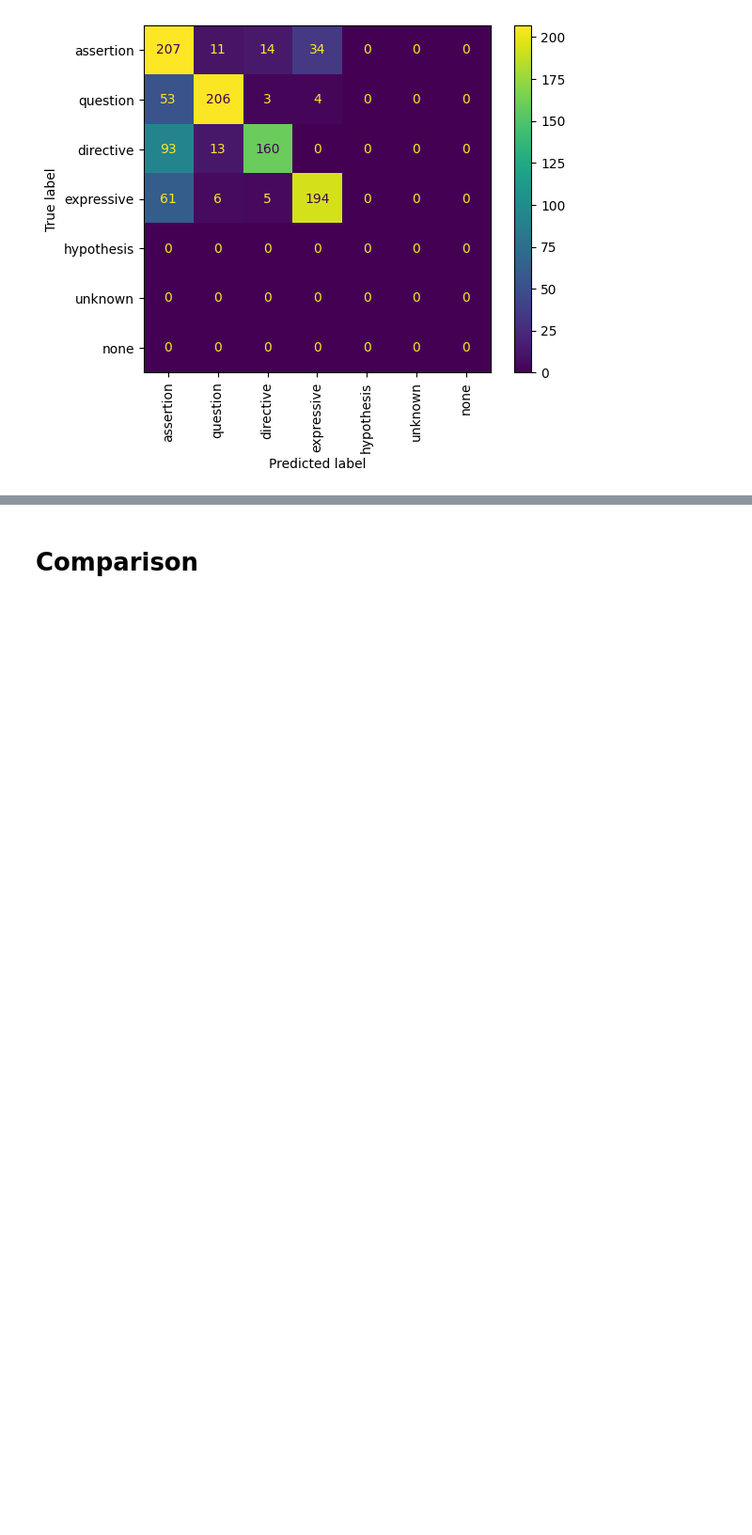
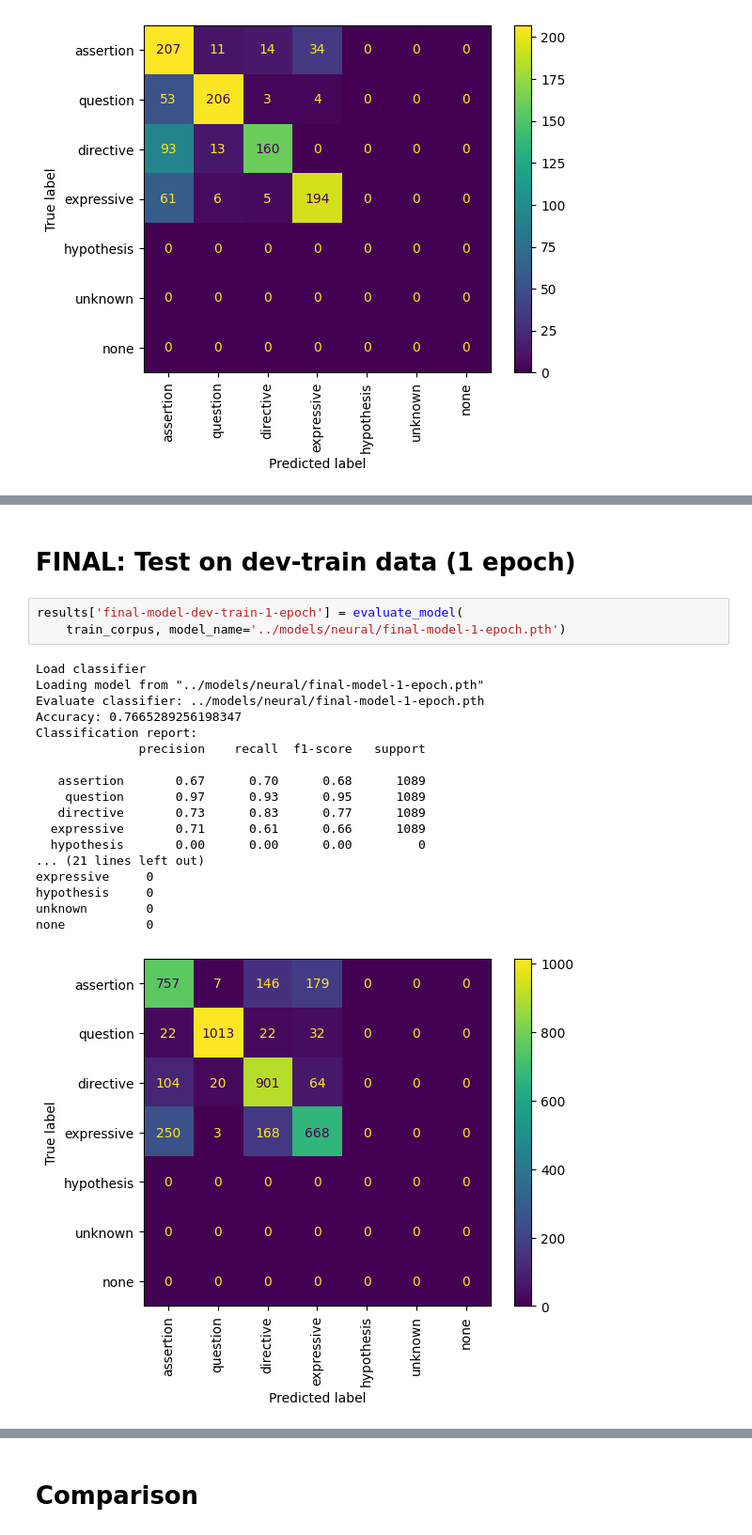
Before and after one commit to Daniel-B-Tufvesson/speech-act-classifier, a Jupyter notebook: notebooks/evalaute_embedding_classifier.ipynb, the cells around one changed output, grey strips where cells are left out. Shown at 94% size. Cells and saved outputs as stored; diff of their text form; blank space fills up the shorter version.

```diff
--- a/notebooks/evalaute_embedding_classifier.ipynb
+++ b/notebooks/evalaute_embedding_classifier.ipynb
@@ -117,0 +167,24 @@ none           0
+# %% [markdown]
+# FINAL: Test on dev-train data (1 epoch)
+# %%
+results['final-model-dev-train-1-epoch'] = evaluate_model(
+    train_corpus, model_name='../models/neural/final-model-1-epoch.pth')
+# %% [output]
+Load classifier
+Loading model from "../models/neural/final-model-1-epoch.pth"
+Evaluate classifier: ../models/neural/final-model-1-epoch.pth
+Accuracy: 0.7665289256198347
+Classification report:
+              precision    recall  f1-score   support
+
+   assertion       0.67      0.70      0.68      1089
+    question       0.97      0.93      0.95      1089
+   directive       0.73      0.83      0.77      1089
+  expressive       0.71      0.61      0.66      1089
+  hypothesis       0.00      0.00      0.00         0
+... (21 lines left out)
+expressive     0
+hypothesis     0
+unknown        0
+none           0
+[figure, added]
```
Also changed, not shown: parts of 13 cells of this notebook, 6 other files.
